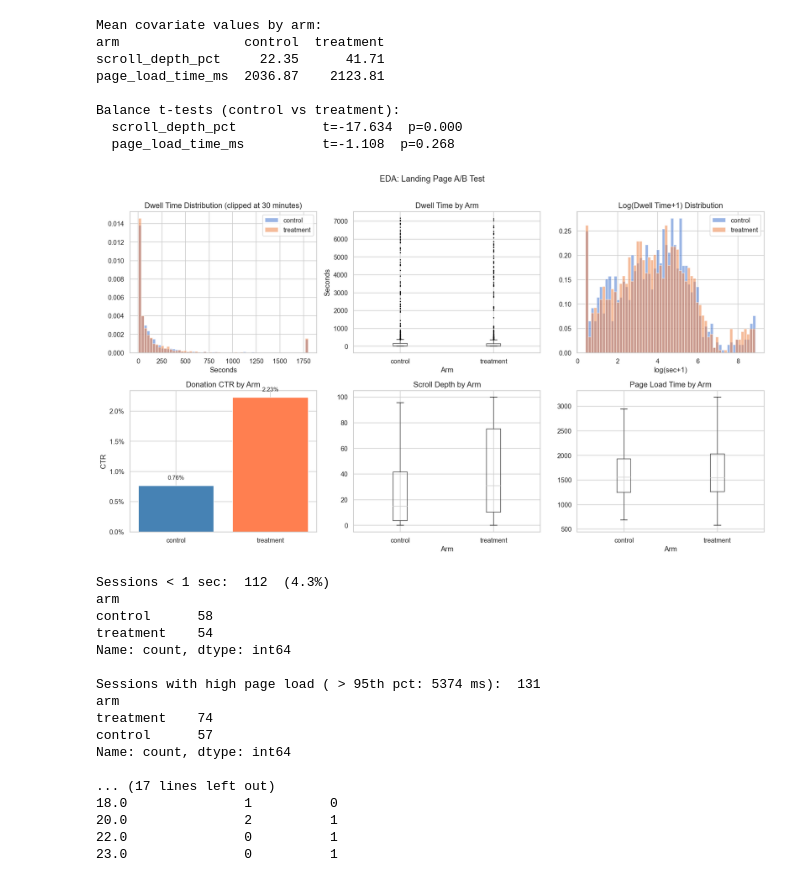
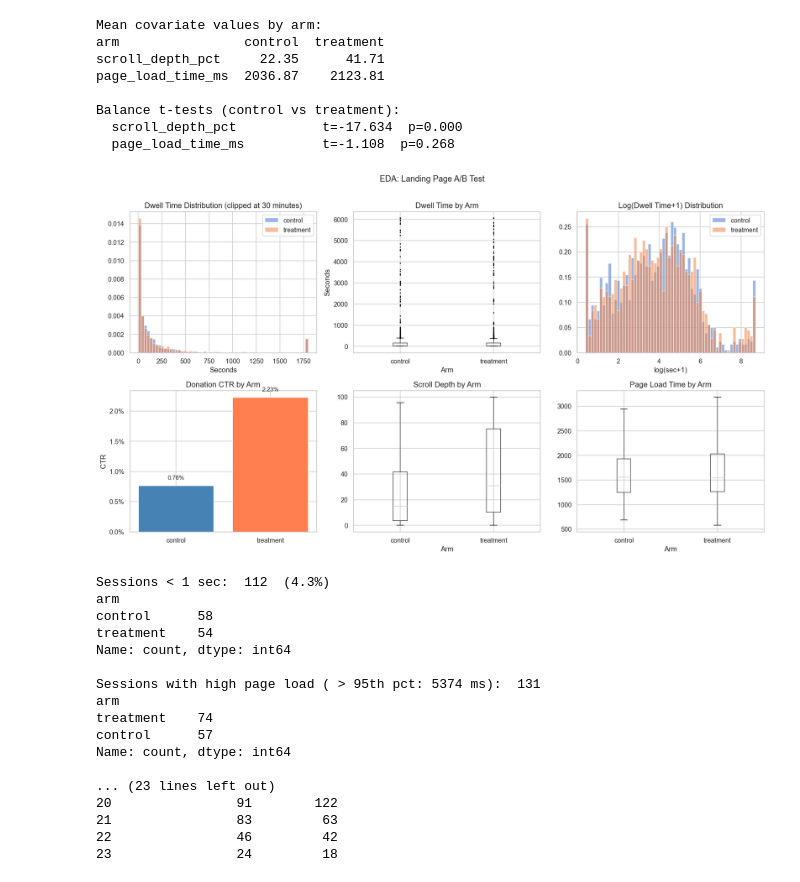
Before and after one commit to korbidietl/deci_txc25, a Jupyter notebook: gp_calculations.ipynb, the cells around one changed output. Drawn from its saved outputs; the diff is of its cells as text; code cells hidden in the pictures.

Commit message:
create gp_calculations.ipynb: - power calculations (dwell) - z test (ctr) - t test (dwell)

```diff
--- a/gp_calculations.ipynb
+++ b/gp_calculations.ipynb
@@ -39,11 +34,11 @@ Name: count, dtype: int64
 3697 rows × 16 columns
 # %%
 # Data cleaning
-df_pre   = df[df['arm'] == 'pre_period'].copy()
+df_pre   = df[df['arm'] == 'pre'].copy()
 df_exp   = df[df['arm'].isin(['control', 'treatment'])].copy()
 
-ctr_donate = df_exp["ctr_donation"]
-dwell_time = df_exp["time_on_page_sec"]
+ctr_donate = "ctr_donation"
+dwell_time = "time_on_page_sec"
 
 # Check for exact duplicates
 n_dupes = df_exp.duplicated().sum()
@@ -53,11 +48,11 @@ print(f'Exact duplicate rows: {n_dupes}')
 df_exp = df_exp.drop(columns=["visitor_id", "group_id", 'kpi_x', 'kpi_y', 'exit_time', 'ctr_events', 'ctr_newsletter', 'ctr_opportunities', 'ctr_partner_banner', 'exit_rate'])
 
 # negative or zero dwell time
-mask_neg = dwell_time <= 0
+mask_neg = df_exp[dwell_time] <= 0
 print(f'Rows with dwell ≤ 0: {mask_neg.sum()}')
 
 # non binary ctr-donation entries
-non_binary_count = (~ctr_donate.isin([0, 1])).sum()
+non_binary_count = (~df_exp[ctr_donate].isin([0, 1])).sum()
 print(f"CTR donation non-binary: {non_binary_count}")
 
 # negative or zero page load time
@@ -69,7 +64,7 @@ bad_scroll = df_exp['scroll_depth_pct'] < 0
 print(f"Rows with negative scroll depth percentage: {bad_scroll.sum()}")
 
 # guarantee arrival time is datetime object
-df_exp['arrival_time'] = pd.to_datetime(df_exp['arrival_time'], errors='coerce')
+df_exp['arrival_time'] = pd.to_datetime(df_exp['arrival_time'], format='mixed', errors='coerce')
 
 df_exp
 # %% [output]
@@ -94,8 +89,8 @@ Rows with negative scroll depth percentage: 0
 # %%
 # Outlier analysis
 # checking for dwell time extreme outliers
-q1 = df_exp['time_on_page_sec'].quantile(0.25)
-q3 = df_exp['time_on_page_sec'].quantile(0.75)
+q1 = df_exp[dwell_time].quantile(0.25)
+q3 = df_exp[dwell_time].quantile(0.75)
 iqr = q3 - q1
 upper_fence = q3 + 3 * iqr
 
@@ -106,19 +101,16 @@ print(f'Upper Tukey fence (3 x IQR): {upper_fence:.1f} sec')
 CAP_SECONDS = 1800
 
 # create outlier flags
-df_exp['outlier_tukey'] = dwell_time > upper_fence
-df_exp['outlier_cap'] = dwell_time > CAP_SECONDS
+df_exp['outlier_tukey'] = df_exp[dwell_time] > upper_fence
+df_exp['outlier_cap'] = df_exp[dwell_time] > CAP_SECONDS
 
 print(f'Outliers above Tukey fence: {df_exp["outlier_tukey"].sum()}')
 print(f'Outliers above 30 min cap: {df_exp["outlier_cap"].sum()}')
 
 # winsorize dwell time for main analysis
-p99 = df_exp['time_on_page_sec'].quantile(0.99)
-print(f'99th percentile cap: {p99:.1f} sec')
-df_exp['dwell_wins'] = dwell_time.clip(upper=p99)
-
-# log transform dwell time
-df_exp['dwell_log'] = np.log1p(dwell_time)
+upper = df_exp[dwell_time].quantile(0.99)
+print(f'99th percentile cap: {upper:.1f} sec')
+df_exp[dwell_time] = df_exp[dwell_time].clip(upper=upper)
 
 # balance check
 print('\nOutlier balance by arm:')
@@ -177,14 +169,14 @@ fig, axes = plt.subplots(2, 3, figsize=(16, 9))
 
 # Dwell time distributions
 for arm, grp in df_exp.groupby('arm'):
-    axes[0,0].hist(grp['time_on_page_sec'].clip(upper=1800), bins=60,
+    axes[0,0].hist(grp[dwell_time].clip(upper=1800), bins=60,
                    alpha=0.55, label=arm, density=True)
 axes[0,0].set_title('Dwell Time Distribution (clipped at 30 minutes)')
 axes[0,0].set_xlabel('Seconds')
 axes[0,0].legend()
 
 # Box plots dwell time
-df_exp.boxplot(column='time_on_page_sec', by='arm', ax=axes[0,1],
+df_exp.boxplot(column=dwell_time, by='arm', ax=axes[0,1],
                showfliers=True, flierprops=dict(marker='.', markersize=2))
 axes[0,1].set_title('Dwell Time by Arm')
 axes[0,1].set_xlabel('Arm')
@@ -192,48 +184,49 @@ axes[0,1].set_ylabel('Seconds')
 plt.sca(axes[0,1]); plt.title('Dwell Time by Arm')
 
 # Log dwell time
+df_exp['dwell_log'] = np.log1p(df_exp[dwell_time])
 for arm, grp in df_exp.groupby('arm'):
     axes[0,2].hist(grp['dwell_log'], bins=60, alpha=0.55, label=arm, density=True)
 axes[0,2].set_title('Log(Dwell Time+1) Distribution')
 axes[0,2].set_xlabel('log(sec+1)')
 axes[0,2].legend()
 
 # CTR bar chart
-ctr_by_arm = df_exp.groupby('arm')['ctr_donation'].mean().reset_index()
-axes[1,0].bar(ctr_by_arm['arm'], ctr_by_arm['ctr_donation'], color=['steelblue','coral'])
+ctr_by_arm = df_exp.groupby('arm')[ctr_donate].mean().reset_index()
+axes[1,0].bar(ctr_by_arm['arm'], ctr_by_arm[ctr_donate], color=['steelblue','coral'])
 axes[1,0].yaxis.set_major_formatter(mtick.PercentFormatter(xmax=1, decimals=1))
 axes[1,0].set_title('Donation CTR by Arm')
 axes[1,0].set_ylabel('CTR')
 for i, row in ctr_by_arm.iterrows():
-    axes[1,0].text(i, row['ctr_donation'] + 0.001, f"{row['ctr_donation']:.2%}",
+    axes[1,0].text(i, row[ctr_donate] + 0.001, f"{row[ctr_donate]:.2%}",
                    ha='center', fontsize=10)
 
 # Scroll depth by arm
 df_exp.boxplot(column='scroll_depth_pct', by='arm', ax=axes[1,1],
                showfliers=False)
 axes[1,1].set_title('Scroll Depth by Arm')
 axes[1,1].set_xlabel('Arm')
 plt.sca(axes[1,1]); plt.title('Scroll Depth by Arm')
 
 # Page load time by arm
 df_exp.boxplot(column='page_load_time_ms', by='arm', ax=axes[1,2],
                showfliers=False)
 axes[1,2].set_title('Page Load Time by Arm')
 axes[1,2].set_xlabel('Arm')
 plt.sca(axes[1,2]); plt.title('Page Load Time by Arm')
 
 fig.suptitle('EDA: Landing Page A/B Test', fontsize=14, y=1.01)
 plt.tight_layout()
 plt.show()
 # %% [output]
-[figure, old version]
+[figure, new version]
 # %%
 # error pattern diagnostic
 # Very short sessions (less than 1 second) tend to be bots or similar
-n_bots = (dwell_time < 1).sum()
+n_bots = (df_exp[dwell_time] < 1).sum()
 pct_bots = n_bots / len(df_exp) * 100
 print(f'Sessions < 1 sec:  {n_bots}  ({pct_bots:.1f}%)')
-bots_by_arm = df_exp[dwell_time < 1]['arm'].value_counts()
+bots_by_arm = df_exp[df_exp[dwell_time] < 1]['arm'].value_counts()
 print(bots_by_arm)
 
 # Page load time outliers could influence dwell time
@@ -243,7 +236,7 @@ print(f'\nSessions with high page load ( > 95th pct: {p95_load:.0f} ms):  {n_slo
 slow_load_by_arm = df_exp[df_exp['page_load_time_ms'] > p95_load]['arm'].value_counts()
 print(slow_load_by_arm)
 
-# Temporal balance — were arms exposed at the same times?
+# were arms exposed at the same times?
 df_exp['hour_of_day'] = df_exp['arrival_time'].dt.hour
 hour_balance = df_exp.groupby(['arm', 'hour_of_day']).size().unstack(fill_value=0)
 print('\nHourly traffic balance:')
@@ -261,11 +254,11 @@ treatment    74
 control      57
 Name: count, dtype: int64
 
-... (17 lines left out)
-18.0               1          0
-20.0               2          1
-22.0               0          1
-23.0               0          1
+... (23 lines left out)
+20                91        122
+21                83         63
+22                46         42
+23                24         18
 # %%
 # Power calculation — CTR
 # parameters based on pre-period baseline
```
Also changed, not shown: parts of 6 cells of this notebook.
